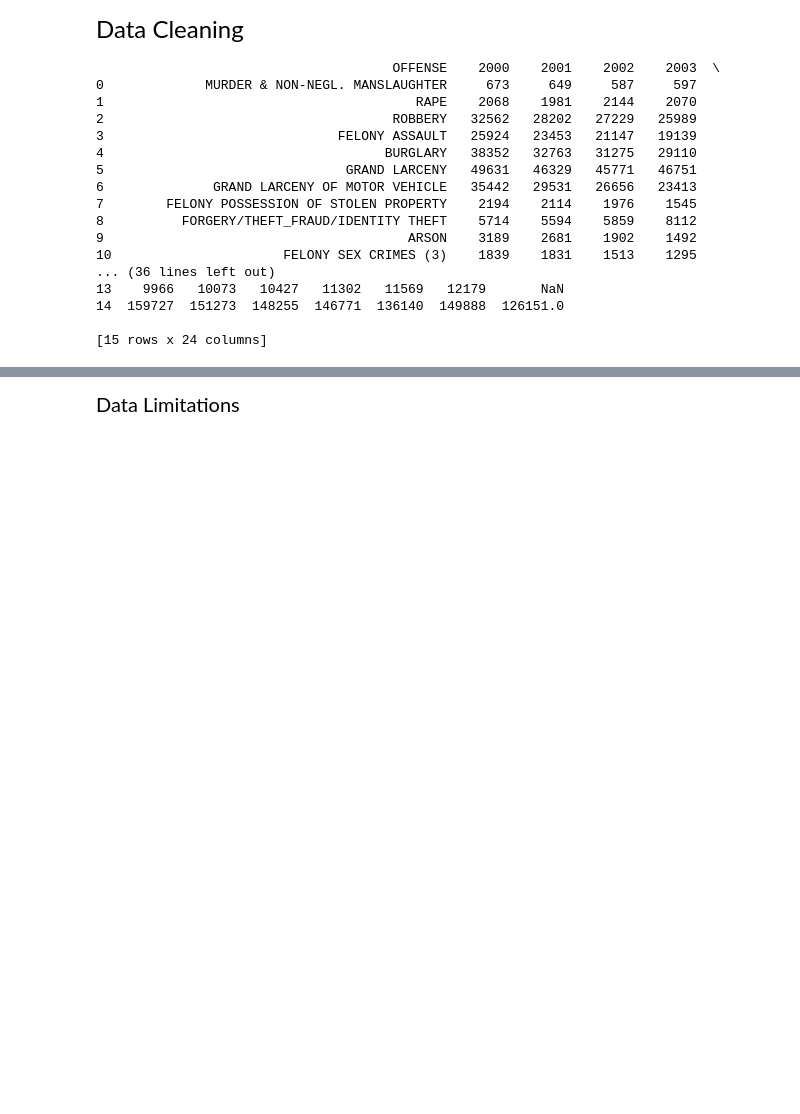
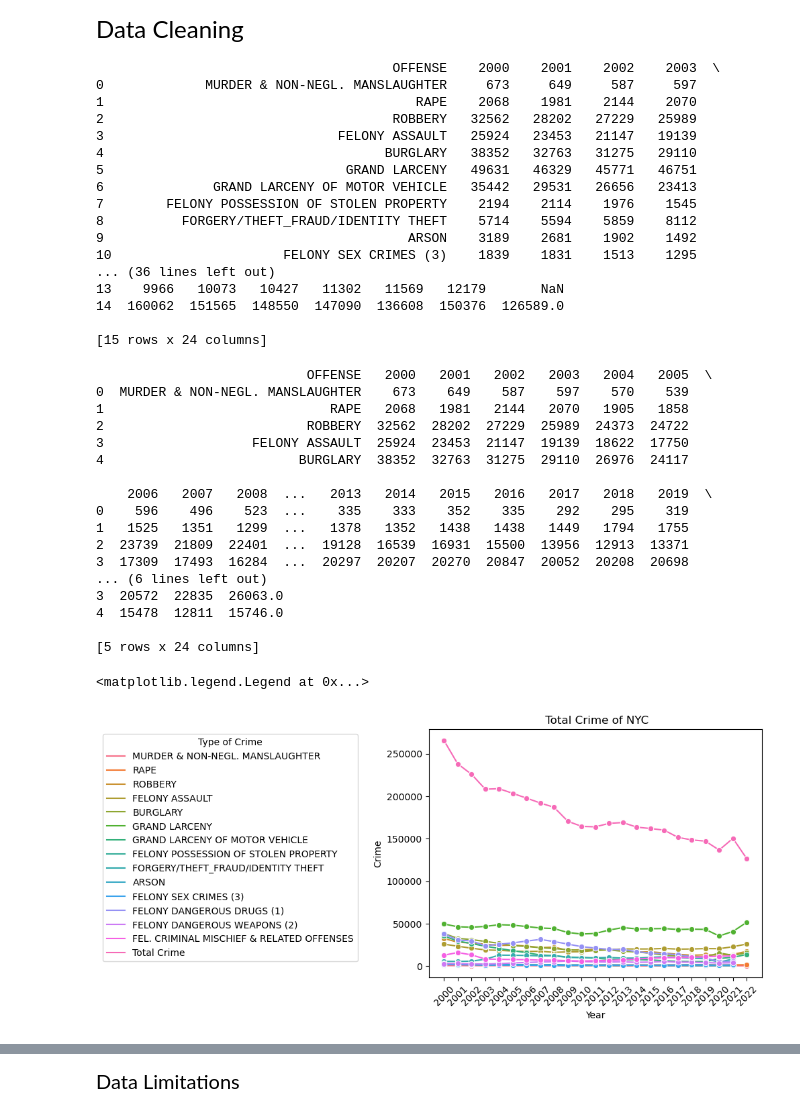
Before and after one commit to anikasparkle22/Info2950_final, a Jupyter notebook: Info 2950 Final.ipynb, the cells around one changed output, grey strips where cells are left out. Drawn from its saved outputs; the diff is of its cells as text; code cells hidden in the pictures; blank space fills up the shorter version.

Commit message:
princechecklist

```diff
--- a/Info 2950 Final.ipynb
+++ b/Info 2950 Final.ipynb
@@ -25,14 +25,14 @@ felonies_nyc = felonies_nyc.iloc[:-1]
 nfelonies_nyc = nfelonies_nyc.iloc[:-1]
 merged_df = pd.concat([felonies_nyc, nfelonies_nyc], ignore_index=True)
 
-#get totals starting from second column
-new_totals = merged_df.iloc[1:].sum()
+#get totals starting from second column   (PRINCE: i removed the offense colum from new total because it was causing a sum error )
+new_totals = merged_df.iloc[:, 1:].sum()
 
 # Set the name for the last row in OFFENSE to Total Crime
 merged_df.at[len(merged_df) - 1, 'OFFENSE'] = "Total Crime"
 
-#add new totals to that row
-merged_df.at[len(merged_df) - 1, 1:] = new_totals
+#add new totals to that row (PRINCE: i used .iloc instead of .at)
+merged_df.iloc[len(merged_df) - 1, 1:] = new_totals.values
 
 print(merged_df)
 # %% [output]
@@ -50,7 +50,45 @@ print(merged_df)
 10                      FELONY SEX CRIMES (3)    1839    1831    1513    1295
 ... (36 lines left out)
 13    9966   10073   10427   11302   11569   12179       NaN
-14  159727  151273  148255  146771  136140  149888  126151.0
+14  160062  151565  148550  147090  136608  150376  126589.0
 
 [15 rows x 24 columns]
+# %%
+#VISUALIZING VIOLENT CRIME AS A LINE GRAPH
+nyc_crime= merged_df
+print(nyc_crime.head())
+
+#Melting the DataFrame
+melted_demographic = nyc_crime.melt(id_vars=['OFFENSE'], var_name='Year', value_name='Count')
+
+#visualizong with a line plot
+sns.lineplot(data=melted_demographic, x='Year', y='Count', hue='OFFENSE', marker='o')
+plt.title(" Total Crime of NYC")
+plt.xlabel("Year")
+plt.ylabel("Crime")
+
+# Rotate x-axis labels for better visibility
+plt.xticks(rotation=45)
+# Adjust the legend to be outside the plot area
+plt.legend(title="Type of Crime", bbox_to_anchor=(-0.20, 1), loc='upper right')
+# %% [output]
+                           OFFENSE   2000   2001   2002   2003   2004   2005  \
+0  MURDER & NON-NEGL. MANSLAUGHTER    673    649    587    597    570    539
+1                             RAPE   2068   1981   2144   2070   1905   1858
+2                          ROBBERY  32562  28202  27229  25989  24373  24722
+3                   FELONY ASSAULT  25924  23453  21147  19139  18622  17750
+4                         BURGLARY  38352  32763  31275  29110  26976  24117
+
+    2006   2007   2008  ...   2013   2014   2015   2016   2017   2018   2019  \
+0    596    496    523  ...    335    333    352    335    292    295    319
+1   1525   1351   1299  ...   1378   1352   1438   1438   1449   1794   1755
+2  23739  21809  22401  ...  19128  16539  16931  15500  13956  12913  13371
+3  17309  17493  16284  ...  20297  20207  20270  20847  20052  20208  20698
+... (6 lines left out)
+3  20572  22835  26063.0
+4  15478  12811  15746.0
+
+[5 rows x 24 columns]
+<matplotlib.legend.Legend at 0x...>
+[figure, added]
 # %%
```
Also changed, not shown: parts of 5 cells of this notebook.
